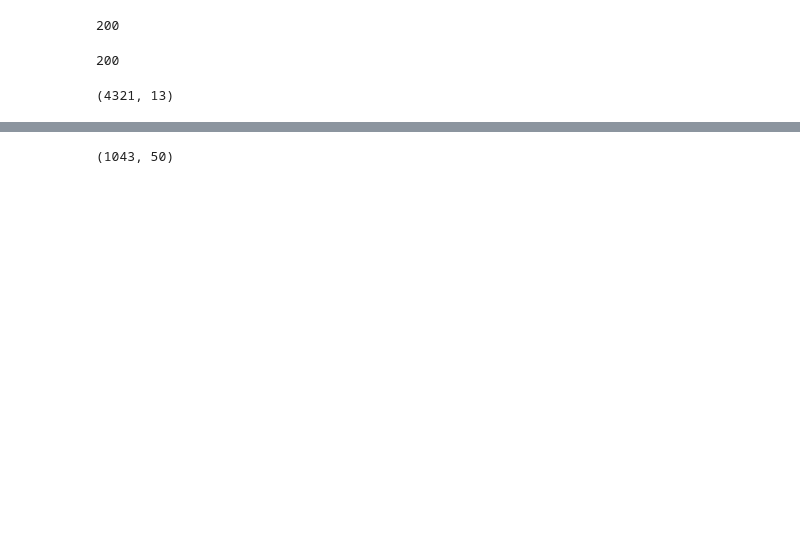
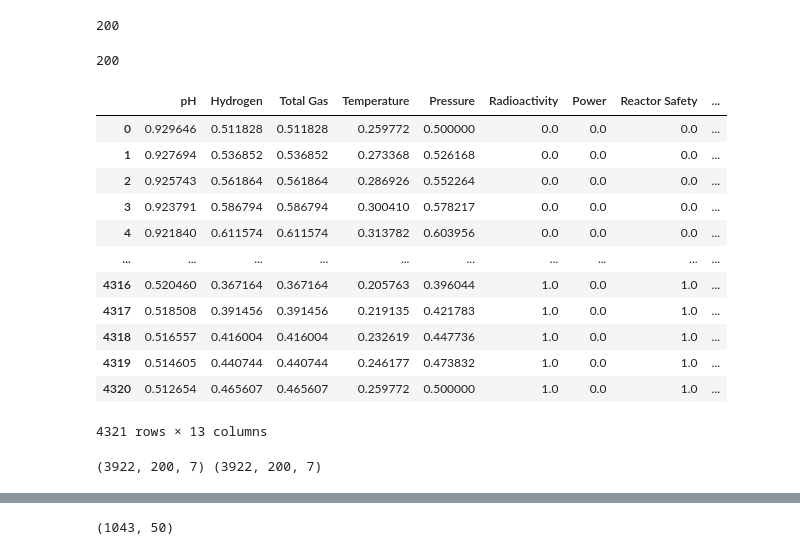
Before and after one commit to shawnschulz/chem_277B_capstone_project, a Jupyter notebook: shawn_model.ipynb, the cells around one changed output, grey strips where cells are left out. Cells and saved outputs as stored; diff of their text form; code cells hidden in the pictures; blank space fills up the shorter version.

```diff
--- a/shawn_model.ipynb
+++ b/shawn_model.ipynb
@@ -56,9 +56,21 @@ display(m_future)
 200
 200
 # %%
-data.shape
+data
 # %% [output]
+|  | pH | Hydrogen | Total Gas | Temperature | Pressure | Radioactivity | Power | Reactor Safety | ... |
+| 0 | 0.929646 | 0.511828 | 0.511828 | 0.259772 | 0.500000 | 0.0 | 0.0 | 0.0 | ... |
+| 1 | 0.927694 | 0.536852 | 0.536852 | 0.273368 | 0.526168 | 0.0 | 0.0 | 0.0 | ... |
+| 2 | 0.925743 | 0.561864 | 0.561864 | 0.286926 | 0.552264 | 0.0 | 0.0 | 0.0 | ... |
+| 3 | 0.923791 | 0.586794 | 0.586794 | 0.300410 | 0.578217 | 0.0 | 0.0 | 0.0 | ... |
+| 4 | 0.921840 | 0.611574 | 0.611574 | 0.313782 | 0.603956 | 0.0 | 0.0 | 0.0 | ... |
+| ... | ... | ... | ... | ... | ... | ... | ... | ... | ... |
+| 4316 | 0.520460 | 0.367164 | 0.367164 | 0.205763 | 0.396044 | 1.0 | 0.0 | 1.0 | ... |
+| 4317 | 0.518508 | 0.391456 | 0.391456 | 0.219135 | 0.421783 | 1.0 | 0.0 | 1.0 | ... |
+| 4318 | 0.516557 | 0.416004 | 0.416004 | 0.232619 | 0.447736 | 1.0 | 0.0 | 1.0 | ... |
+| 4319 | 0.514605 | 0.440744 | 0.440744 | 0.246177 | 0.473832 | 1.0 | 0.0 | 1.0 | ... |
+| 4320 | 0.512654 | 0.465607 | 0.465607 | 0.259772 | 0.500000 | 1.0 | 0.0 | 1.0 | ... |
-(4321, 13)
+4321 rows × 13 columns
 # %%
 features = 13
 X, y = utils.prep_lstm_data(np.array(data), n_past, m_future)
@@ -68,3 +82,7 @@ y = y.squeeze()
+# %%
+print(X.shape, y.shape)
+# %% [output]
+(3922, 200, 7) (3922, 200, 7)
 # %%
 # # setting up training data
 
```
Also changed, not shown: parts of 21 cells of this notebook, 2 other files.
